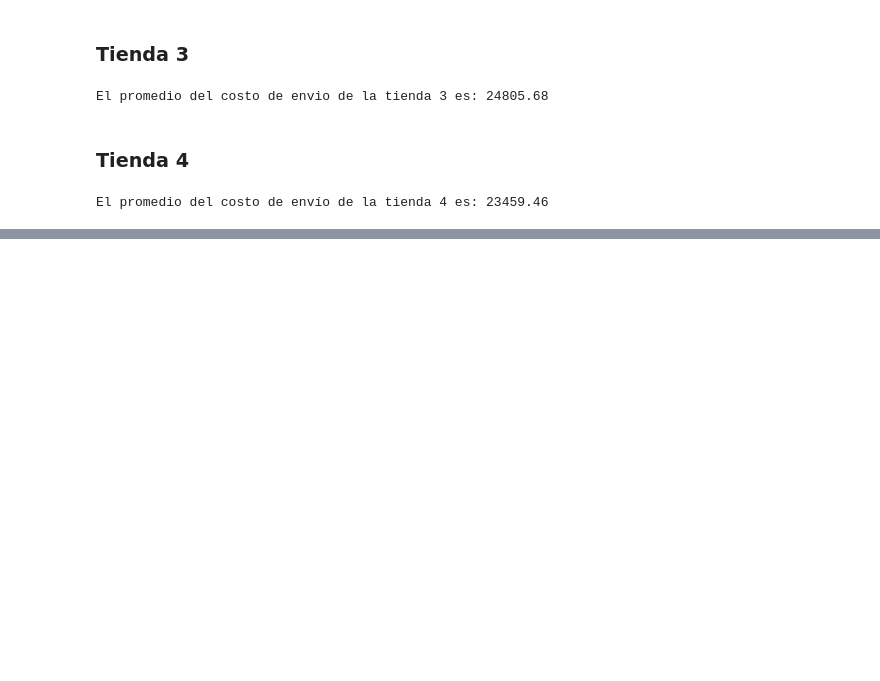
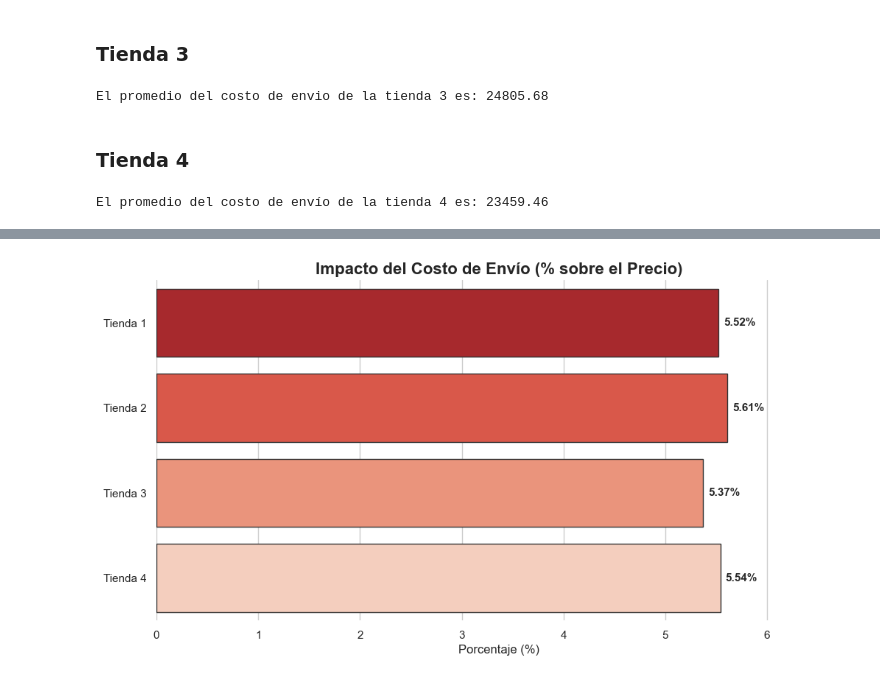
Before and after one commit to Fernando5899/Challenge-Alura-Store, a Jupyter notebook: AluraStoreLatam.ipynb, the cells around one changed output, grey strips where cells are left out. Cells and saved outputs as stored; diff of their text form; code cells hidden in the pictures; blank space fills up the shorter version.

```diff
--- a/AluraStoreLatam.ipynb
+++ b/AluraStoreLatam.ipynb
@@ -483,0 +597,22 @@ El promedio del costo de envío de la tienda 4 es: 23459.46
+# %%
+plt.figure(figsize=(12, 6))
+
+df_final['Ratio_Envio'] = df_final['Costo de envío'] / df_final['Precio']
+ratio_envio = df_final.groupby('Tienda')['Ratio_Envio'].mean().reset_index()
+ratio_envio['Ratio_Envio'] = ratio_envio['Ratio_Envio'] * 100 # A porcentaje
+
+ax = sns.barplot(data=ratio_envio, y='Tienda', x='Ratio_Envio', hue='Tienda', legend=False,  palette='Reds_r', edgecolor=".2")
+
+plt.title('Impacto del Costo de Envío (% sobre el Precio)', fontsize=16, fontweight='bold')
+plt.xlabel('Porcentaje (%)', fontsize=12)
+plt.ylabel('')
+
+# Etiquetas
+for i in ax.containers:
+    ax.bar_label(i, fmt='%.2f%%', padding=5, fontsize=11, fontweight='bold')
+
+plt.xlim(0, max(ratio_envio['Ratio_Envio']) * 1.2)
+sns.despine(left=True, bottom=True)
+plt.show()
+# %% [output]
+[figure, added]
```
Also changed, not shown: parts of 11 cells of this notebook.
